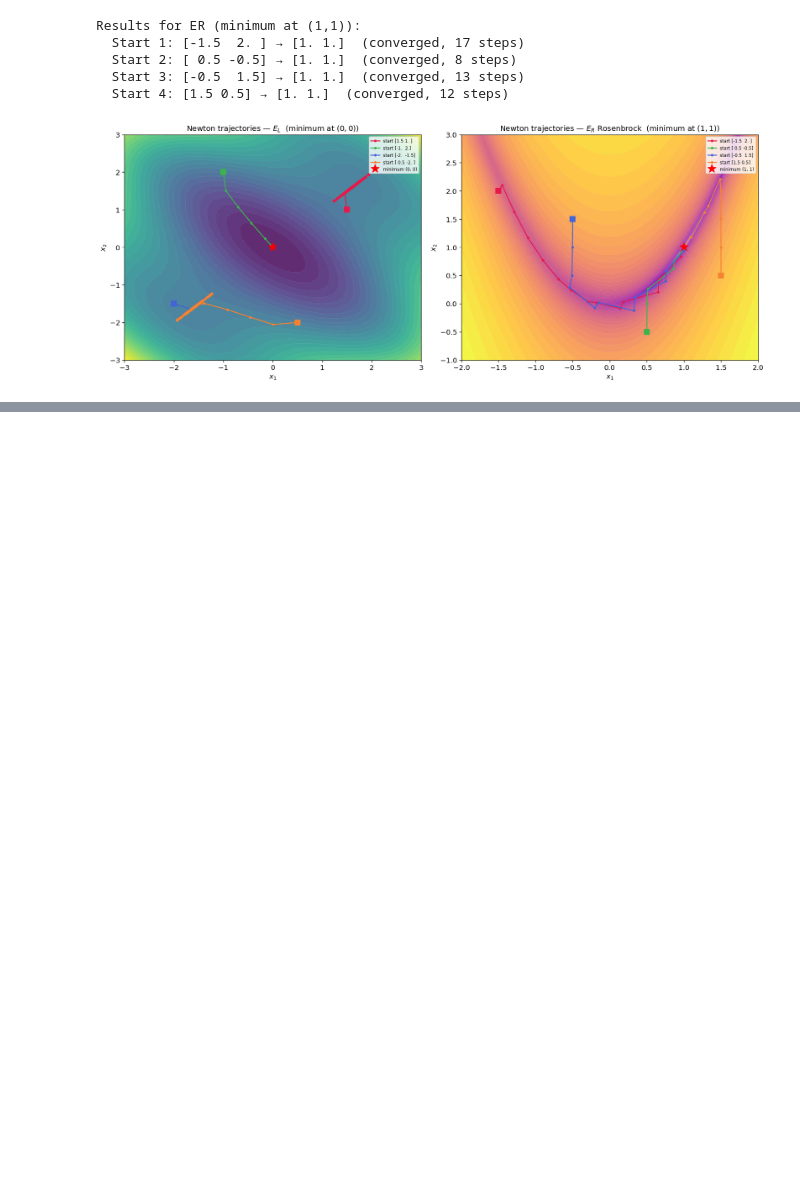
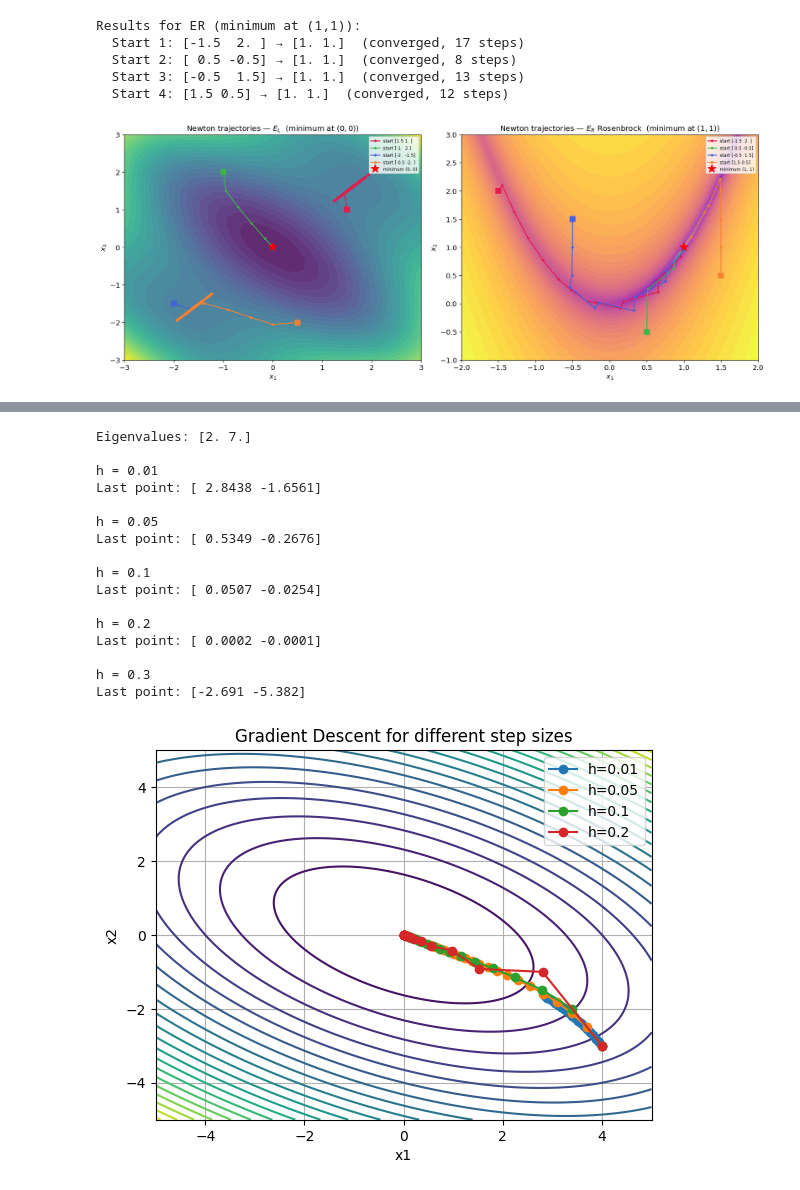
Before and after one commit to VoinaRares/Calcul-Numeric-Lab, a Jupyter notebook: Labor3.ipynb, the cells around one changed output, grey strips where cells are left out. Saved outputs shown, nothing was run; the diff lists cells and outputs as text; code cells hidden in the pictures; blank space fills up the shorter version.

```diff
--- a/Labor3.ipynb
+++ b/Labor3.ipynb
@@ -222,0 +277,61 @@ plt.show()
+# %%
+#2B
+
+eigvals = np.linalg.eigvals(A)
+print("Eigenvalues:", eigvals)
+
+def gradient_descent(A, x0, h, steps):
+    x = x0.copy()
+    trajectory = [x.copy()]
+
+    for _ in range(steps):
+        grad = A @ x
+        x = x - h * grad
+        trajectory.append(x.copy())
+
+    return np.array(trajectory)
+
+x0 = np.array([4.0, -3.0])
+
+step_sizes = [0.01, 0.05, 0.1, 0.2, 0.3]
+
+for h in step_sizes:
+    traj = gradient_descent(A, x0, h, 20)
+    print(f"\nh = {h}")
+    print("Last point:", np.round(traj[-1], 4))
+
+
+plt.figure()
+
+# contour
+plt.contour(X1, X2, Z, levels=20)
+
+for h in [0.01, 0.05, 0.1, 0.2]:
+    traj = gradient_descent(A, x0, h, 20)
+    plt.plot(traj[:,0], traj[:,1], marker='o', label=f"h={h}")
+
+plt.legend()
+plt.title("Gradient Descent for different step sizes")
+plt.xlabel("x1")
+plt.ylabel("x2")
+plt.grid()
+
+plt.show()
+# %% [output]
+Eigenvalues: [2. 7.]
+
+h = 0.01
+Last point: [ 2.8438 -1.6561]
+
+h = 0.05
+Last point: [ 0.5349 -0.2676]
+
+h = 0.1
+Last point: [ 0.0507 -0.0254]
+
+h = 0.2
+Last point: [ 0.0002 -0.0001]
+
+h = 0.3
+Last point: [-2.691 -5.382]
+[figure, added]
```
Also changed, not shown: parts of 4 cells of this notebook.
